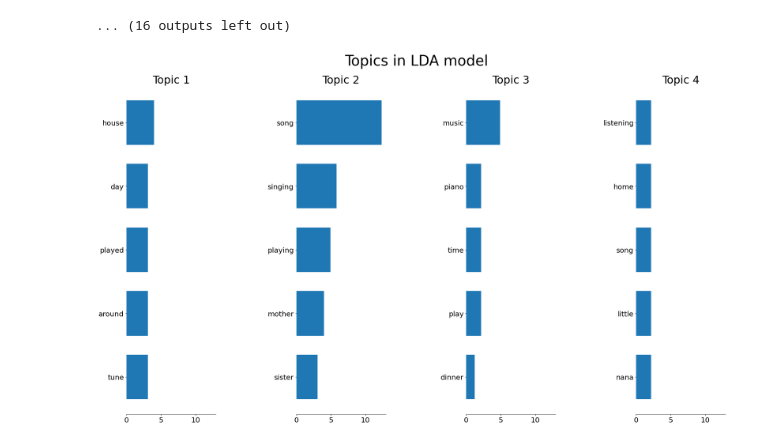
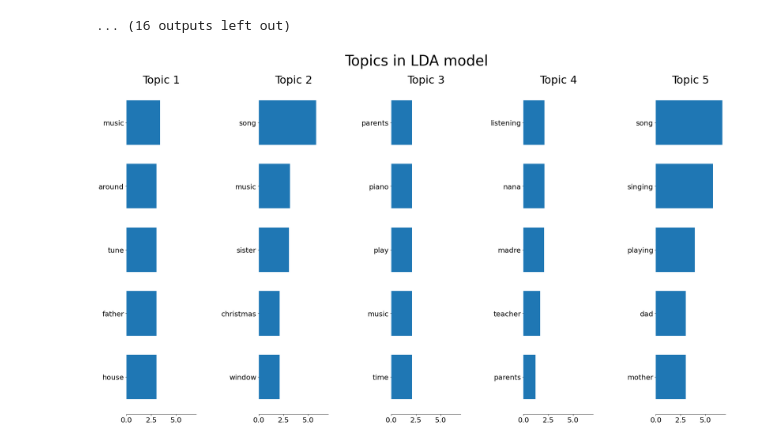
Before and after one commit to lennartnicolas/mpc-presentation, a Jupyter notebook: MPC Study Presentation.ipynb, the cells around one changed output. Saved outputs shown, nothing was run; the diff lists cells and outputs as text; code cells hidden in the pictures.

```diff
--- a/MPC Study Presentation.ipynb
+++ b/MPC Study Presentation.ipynb
@@ -465,7 +465,7 @@ stopword = stopword_en + stopword_es + ['remember','made','first','would','used'
 mems = df.Memories.dropna()
 
 def plot_top_words(model, feature_names, n_top_words, title):
-    fig, axes = plt.subplots(1, 4, figsize=(30, 15), sharex=True)
+    fig, axes = plt.subplots(1, 5, figsize=(30, 15), sharex=True)
     axes = axes.flatten()
     for topic_idx, topic in enumerate(model.components_):
         top_features_ind = topic.argsort()[: -n_top_words - 1 : -1]
@@ -475,32 +475,32 @@ def plot_top_words(model, feature_names, n_top_words, title):
         ax = axes[topic_idx]
         ax.barh(top_features, weights, height=0.7)
         ax.set_title(f"Topic {topic_idx +1}", fontdict={"fontsize": 30})
         ax.invert_yaxis()
         ax.tick_params(axis="both", which="major", labelsize=20)
         for i in "top right left".split():
             ax.spines[i].set_visible(False)
         fig.suptitle(title, fontsize=40)
 
     plt.subplots_adjust(top=0.90, bottom=0.05, wspace=0.90, hspace=0.3)
     plt.show()
 
 tf_vectorizer = CountVectorizer(
     max_df=0.95, min_df=2, max_features=1000, stop_words=stopword
 )
 
 tf = tf_vectorizer.fit_transform(mems)
 
 lda = LatentDirichletAllocation(
-    n_components=4,
+    n_components=5,
     max_iter=50,
     learning_method="online",
     learning_offset=50.0,
     random_state=0,
 )
 
 lda.fit(tf)
 
 tf_feature_names = tf_vectorizer.get_feature_names()
 plot_top_words(lda, tf_feature_names, 5, "Topics in LDA model")
 # %% [output]
-[figure, old version]
+[figure, new version]
```
Also changed, not shown: parts of 1 cell of this notebook.
